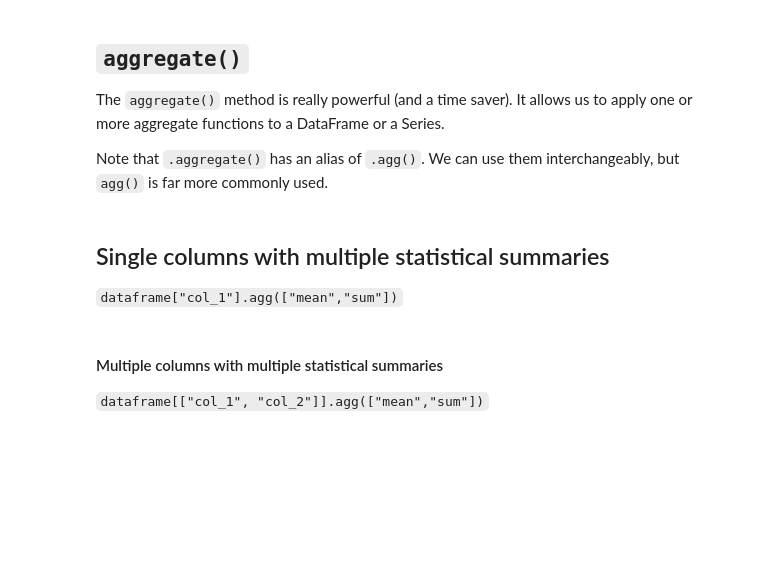
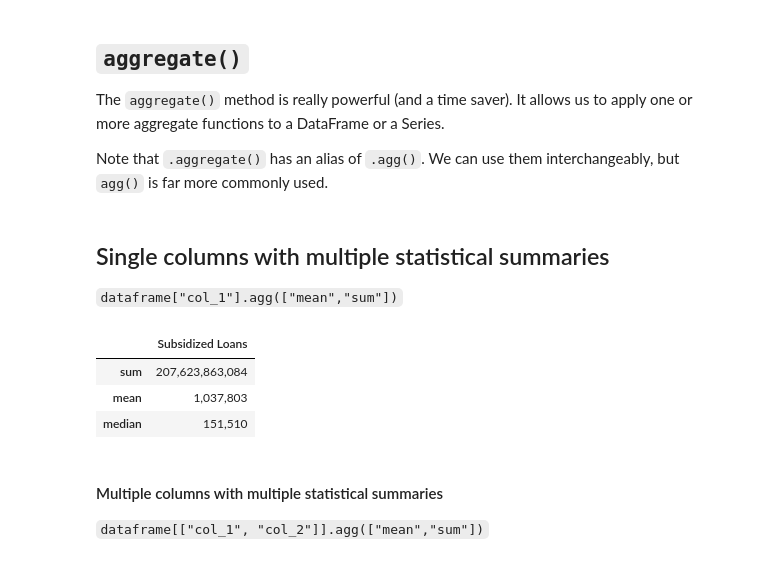
Before and after one commit to lauraplive/wk-9-agg, a Jupyter notebook: wk9-agg-disagg-BLANK.ipynb, the cells around one changed output. Saved outputs shown, nothing was run; the diff lists cells and outputs as text; code cells hidden in the pictures; blank space fills up the shorter version.

````diff
--- a/wk9-agg-disagg-BLANK.ipynb
+++ b/wk9-agg-disagg-BLANK.ipynb
@@ -69,3 +172,10 @@
  ```dataframe["col_1"].agg(["mean","sum"])```
 # %%
 ## multiple aggregation single column
+
+df["subsidized_amt"].agg(["sum", "mean", "median"]).to_frame("Subsidized Loans")
+# %% [output]
+|  | Subsidized Loans |
+| sum | 207,623,863,084 |
+| mean | 1,037,803 |
+| median | 151,510 |
````
Also changed, not shown: parts of 26 cells of this notebook.
